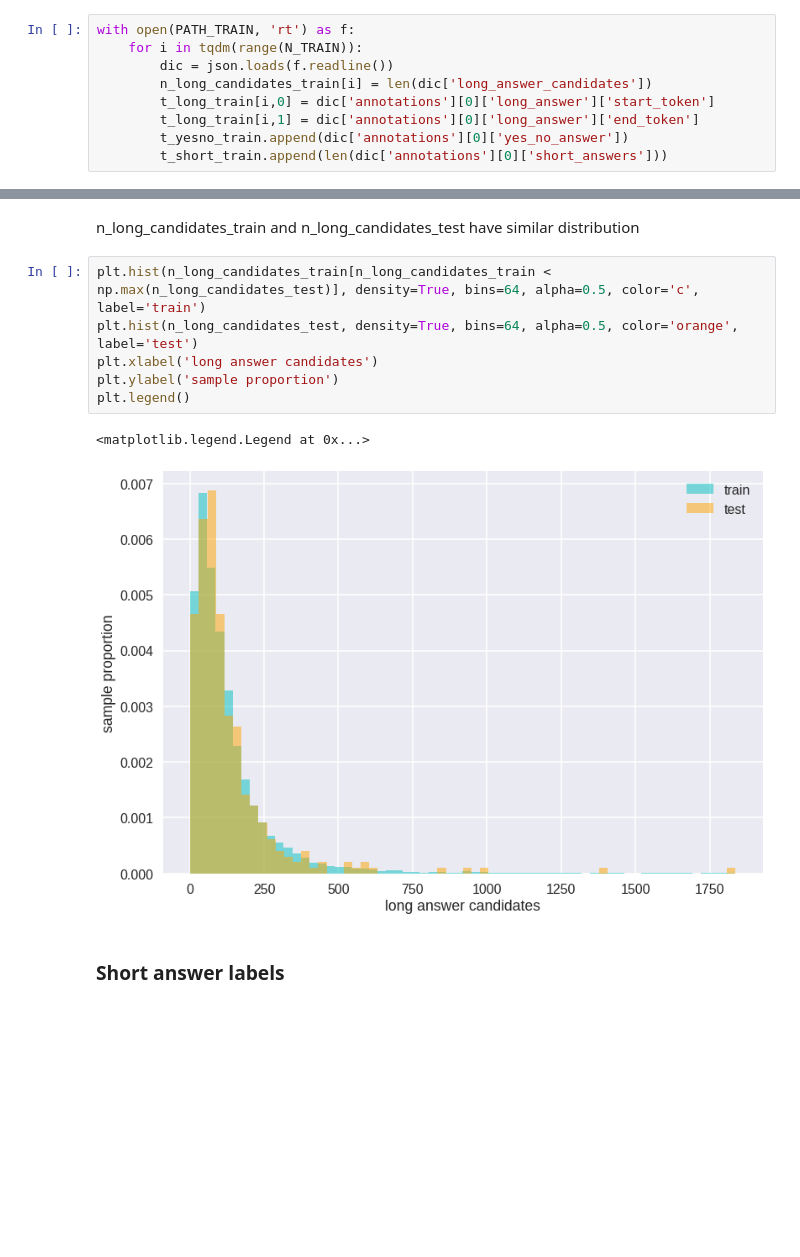
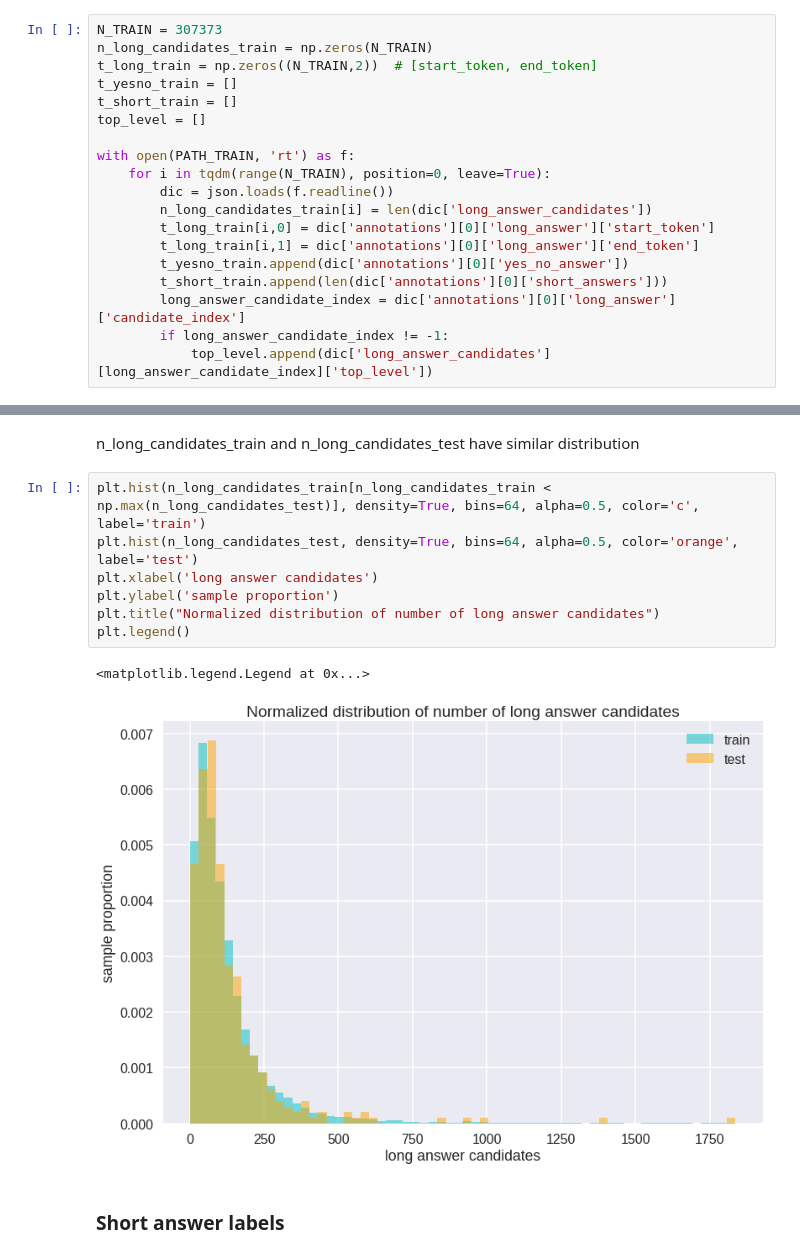
Before and after one commit to mikelkl/TF2-QA, a Jupyter notebook: notebooks/EDA.ipynb, the cells around one changed output, grey strips where cells are left out. Drawn from its saved outputs; the diff is of its cells as text; blank space fills up the shorter version.

```diff
--- a/notebooks/EDA.ipynb
+++ b/notebooks/EDA.ipynb
@@ -128,12 +115,22 @@ t_short_train = []
 # %%
+N_TRAIN = 307373
+n_long_candidates_train = np.zeros(N_TRAIN)
+t_long_train = np.zeros((N_TRAIN,2))  # [start_token, end_token]
+t_yesno_train = []
+t_short_train = []
+top_level = []
+
 with open(PATH_TRAIN, 'rt') as f:
-    for i in tqdm(range(N_TRAIN)):
+    for i in tqdm(range(N_TRAIN), position=0, leave=True):
         dic = json.loads(f.readline())
         n_long_candidates_train[i] = len(dic['long_answer_candidates'])
         t_long_train[i,0] = dic['annotations'][0]['long_answer']['start_token']
         t_long_train[i,1] = dic['annotations'][0]['long_answer']['end_token']
         t_yesno_train.append(dic['annotations'][0]['yes_no_answer'])
         t_short_train.append(len(dic['annotations'][0]['short_answers']))
+        long_answer_candidate_index = dic['annotations'][0]['long_answer']['candidate_index']
+        if long_answer_candidate_index != -1:
+            top_level.append(dic['long_answer_candidates'][long_answer_candidate_index]['top_level'])
 # %%
 N_TEST = 345
 n_long_candidates_test = np.zeros(N_TEST)
@@ -277,12 +273,13 @@ n_long_candidates_train and n_long_candidates_test have similar distribution
 # %%
 plt.hist(n_long_candidates_train[n_long_candidates_train < np.max(n_long_candidates_test)], density=True, bins=64, alpha=0.5, color='c', label='train')
 plt.hist(n_long_candidates_test, density=True, bins=64, alpha=0.5, color='orange', label='test')
 plt.xlabel('long answer candidates')
 plt.ylabel('sample proportion')
+plt.title("Normalized distribution of number of long answer candidates")
 plt.legend()
 # %% [output]
 <matplotlib.legend.Legend at 0x...>
-[figure, old version]
+[figure, new version]
 # %% [markdown]
 ### Short answer labels
 # %% [markdown]
```
Also changed, not shown: parts of 27 cells of this notebook.
